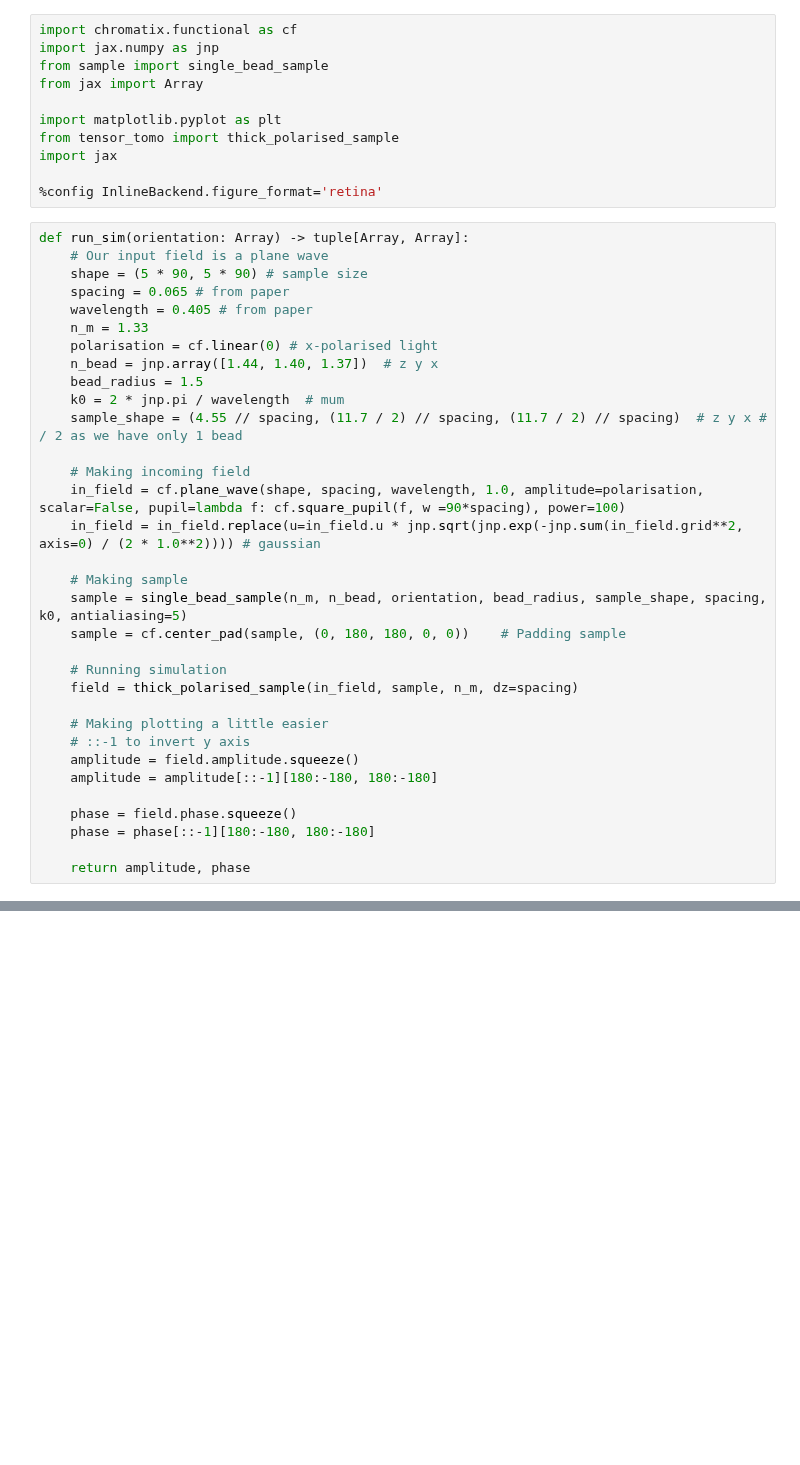
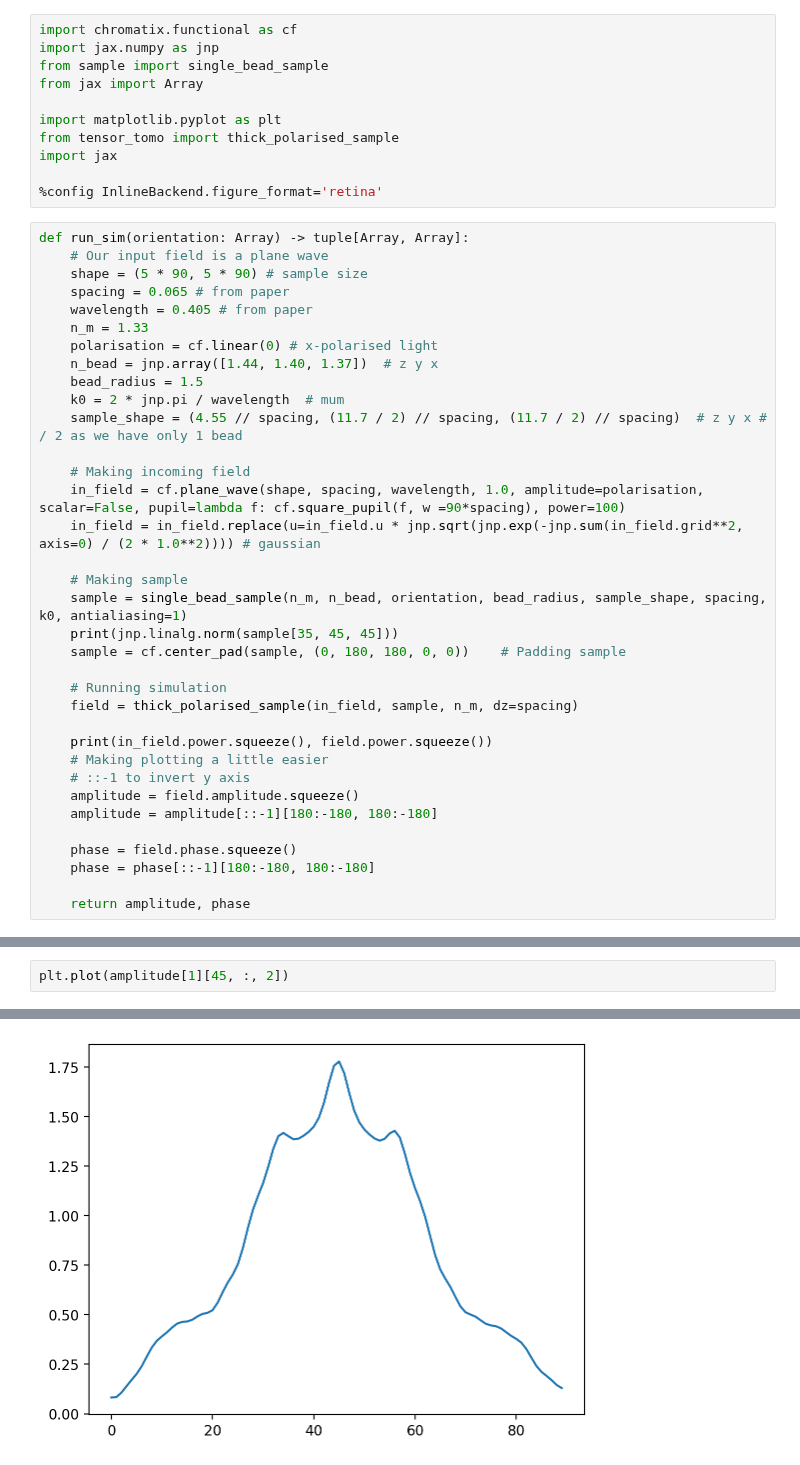
Before and after one commit to chromatix-team/chromatix, a Jupyter notebook: polarised_multislice/03_single_beads.ipynb, the cells around one changed output, grey strips where cells are left out. Cells and saved outputs as stored; diff of their text form; blank space fills up the shorter version.

```diff
--- a/polarised_multislice/03_single_beads.ipynb
+++ b/polarised_multislice/03_single_beads.ipynb
@@ -27,12 +27,14 @@ def run_sim(orientation: Array) -> tuple[Array, Array]:
     in_field = in_field.replace(u=in_field.u * jnp.sqrt(jnp.exp(-jnp.sum(in_field.grid**2, axis=0) / (2 * 1.0**2)))) # gaussian
 
     # Making sample
-    sample = single_bead_sample(n_m, n_bead, orientation, bead_radius, sample_shape, spacing, k0, antialiasing=5)
+    sample = single_bead_sample(n_m, n_bead, orientation, bead_radius, sample_shape, spacing, k0, antialiasing=1)
+    print(jnp.linalg.norm(sample[35, 45, 45]))
     sample = cf.center_pad(sample, (0, 180, 180, 0, 0))    # Padding sample
 
     # Running simulation
     field = thick_polarised_sample(in_field, sample, n_m, dz=spacing)
 
+    print(in_field.power.squeeze(), field.power.squeeze())
     # Making plotting a little easier
     # ::-1 to invert y axis
     amplitude = field.amplitude.squeeze()
@@ -65,0 +77,3 @@ for idx_y in range(4):
+# %%
+plt.plot(amplitude[1][45, :, 2])
+# %% [output]
@@ -65,0 +81 @@ for idx_y in range(4):
+[figure, added]
```
Also changed, not shown: parts of 5 cells of this notebook, 2 other files.
